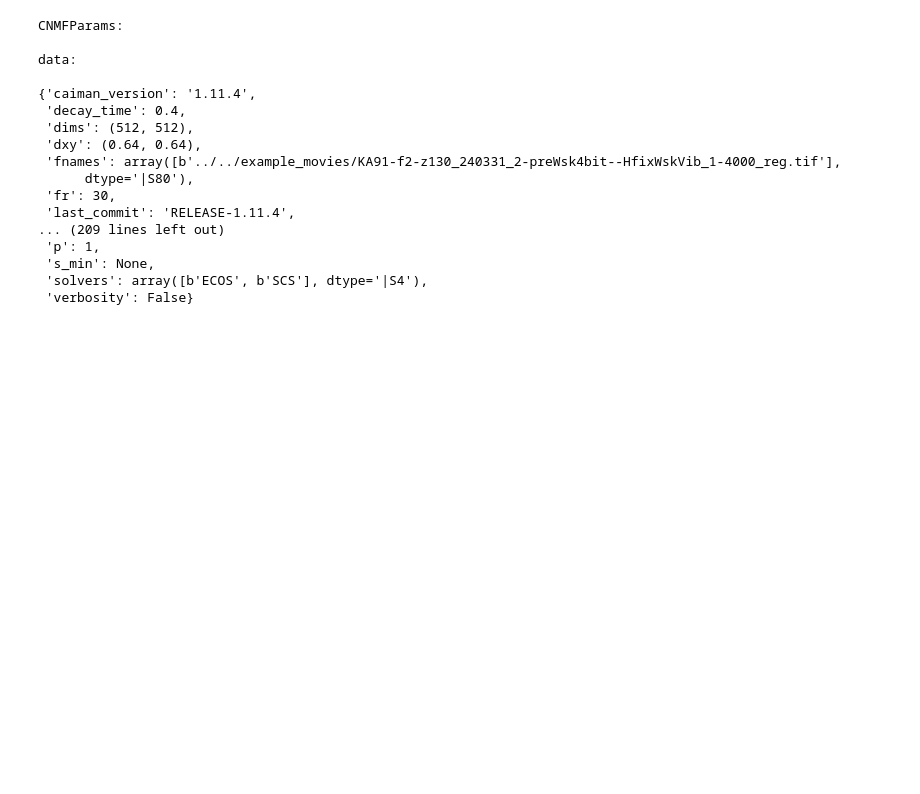
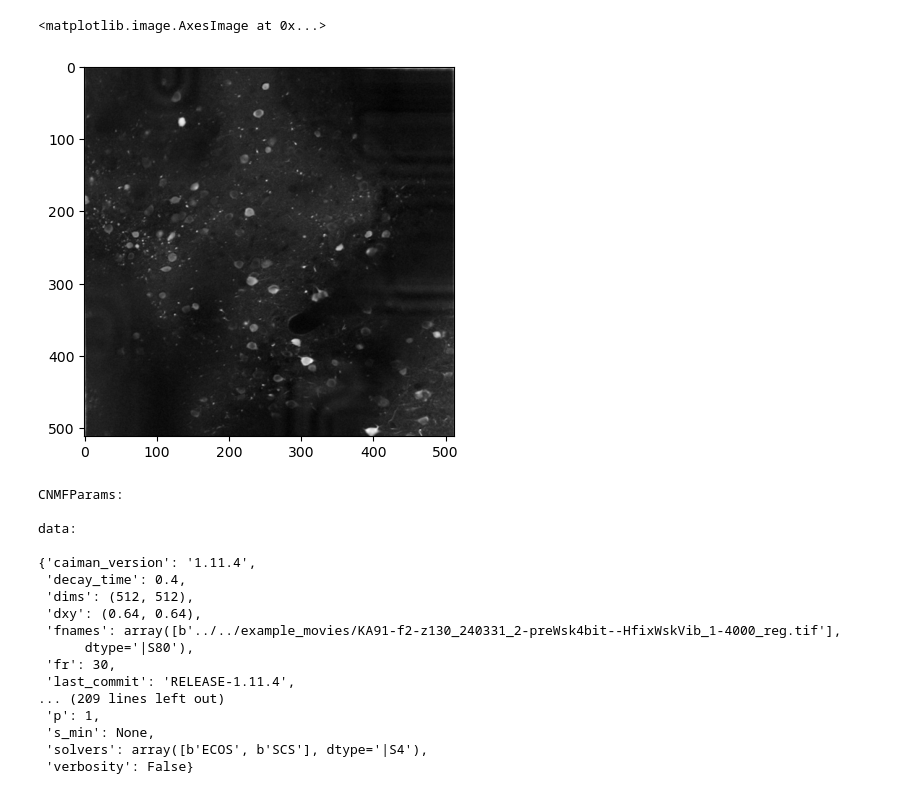
Before and after one commit to dhino2000/optic, a Jupyter notebook: notebook/CheckCaimanData.ipynb, the cells around one changed output. Drawn from its saved outputs; the diff is of its cells as text; code cells hidden in the pictures; blank space fills up the shorter version.

```diff
--- a/notebook/CheckCaimanData.ipynb
+++ b/notebook/CheckCaimanData.ipynb
@@ -13,6 +13,11 @@ from caiman.source_extraction.cnmf import cnmf
 path_caiman_h5 = "../data/caiman_results/KA91-f2-z130_240331_2-preWsk4bit--HfixWskVib_1-4000_reg.hdf5"
 cnmf_result = cnmf.load_CNMF(path_caiman_h5)
 correlation_image = cnmf_result.estimates.Cn
+# %%
+plt.imshow(correlation_image, cmap='gray')
+# %% [output]
+<matplotlib.image.AxesImage at 0x...>
+[figure, added]
 # %%
 cnmf_result.params
 # %% [output]
```
Also changed, not shown: parts of 6 cells of this notebook, 4 other files.
